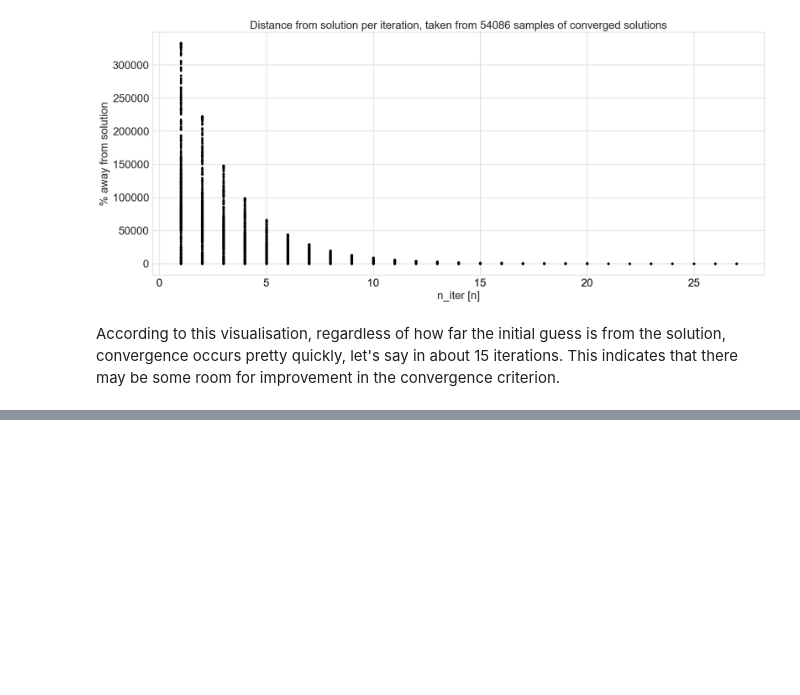
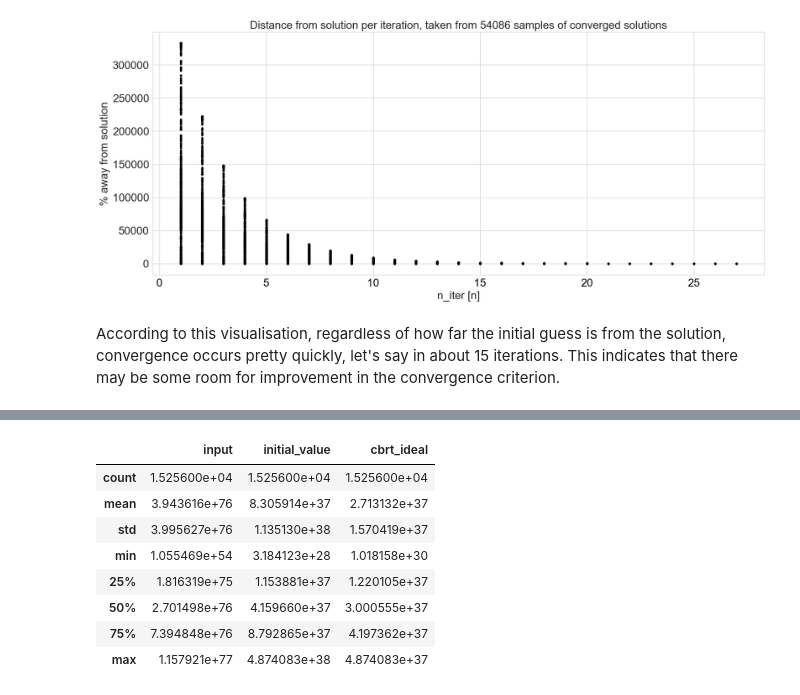
Before and after one commit to curvefi/tricrypto-ng, a Jupyter notebook: analysis/cbrt/report_cbrt.ipynb, the cells around one changed output, grey strips where cells are left out. Saved outputs shown, nothing was run; the diff lists cells and outputs as text; code cells hidden in the pictures; blank space fills up the shorter version.

```diff
--- a/analysis/cbrt/report_cbrt.ipynb
+++ b/analysis/cbrt/report_cbrt.ipynb
@@ -273,0 +304,12 @@ According to this visualisation, regardless of how far the initial guess is from
+# %%
+non_convergences.describe()
+# %% [output]
+|  | input | initial_value | cbrt_ideal |
+| count | 1.525600e+04 | 1.525600e+04 | 1.525600e+04 |
+| mean | 3.943616e+76 | 8.305914e+37 | 2.713132e+37 |
+| std | 3.995627e+76 | 1.135130e+38 | 1.570419e+37 |
+| min | 1.055469e+54 | 3.184123e+28 | 1.018158e+30 |
+| 25% | 1.816319e+75 | 1.153881e+37 | 1.220105e+37 |
+| 50% | 2.701498e+76 | 4.159660e+37 | 3.000555e+37 |
+| 75% | 7.394848e+76 | 8.792865e+37 | 4.197362e+37 |
+| max | 1.157921e+77 | 4.874083e+38 | 4.874083e+37 |
```
Also changed, not shown: parts of 6 cells of this notebook, 1 other file.
